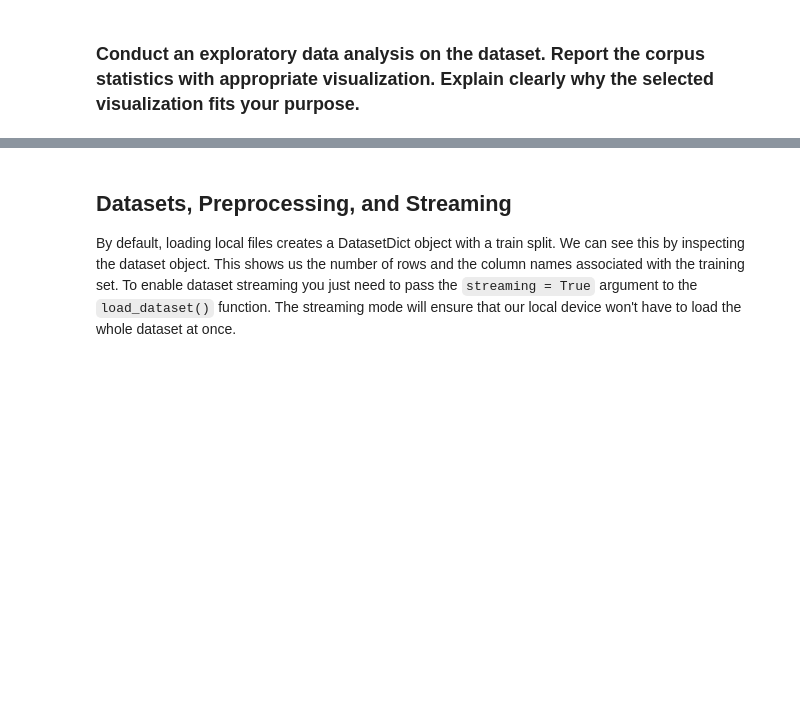
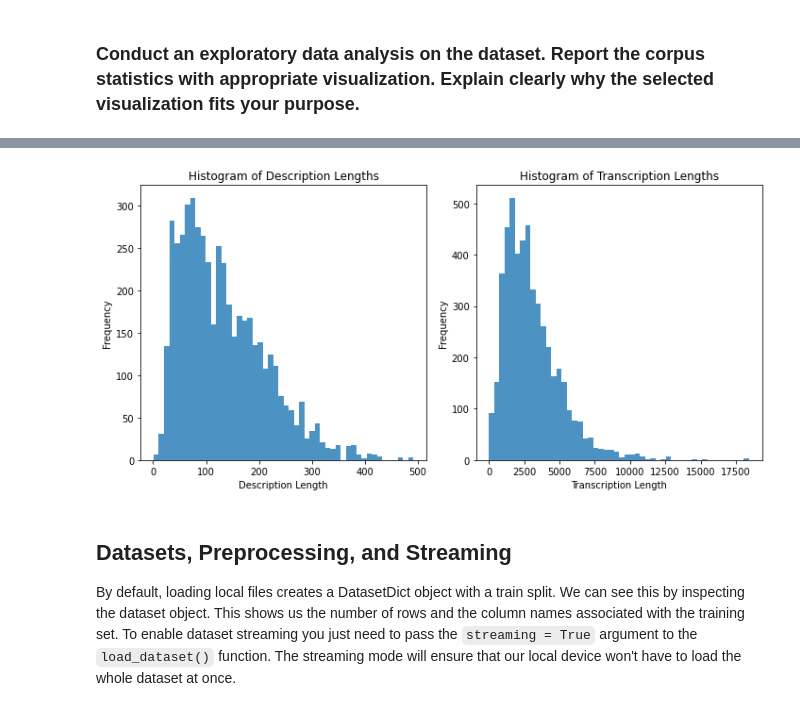
Before and after one commit to rrwabina/RADI623, a Jupyter notebook: 00 Project/src/RADI623_A1_RomenSamuelWabina.ipynb, the cells around one changed output, grey strips where cells are left out. Saved outputs shown, nothing was run; the diff lists cells and outputs as text; code cells hidden in the pictures; blank space fills up the shorter version.

```diff
--- a/00 Project/src/RADI623_A1_RomenSamuelWabina.ipynb
+++ b/00 Project/src/RADI623_A1_RomenSamuelWabina.ipynb
@@ -51,3 +51,22 @@ plt.show()
+# %%
+description_lengths   = data['description'].str.len()
+transcription_lengths = data['transcription'].str.len()
+
+fig, axs = plt.subplots(1, 2, figsize = (10, 5))
+axs[0].hist(description_lengths, bins = 50, alpha = 0.8)
+axs[0].set_xlabel('Description Length')
+axs[0].set_ylabel('Frequency')
+axs[0].set_title('Histogram of Description Lengths')
+
+axs[1].hist(transcription_lengths, bins = 50, alpha = 0.8)
+axs[1].set_xlabel('Transcription Length')
+axs[1].set_ylabel('Frequency')
+axs[1].set_title('Histogram of Transcription Lengths')
+
+plt.tight_layout()
+plt.show()
+# %% [output]
+[figure, added]
 # %% [markdown]
 ## Datasets, Preprocessing, and Streaming
 
```
Also changed, not shown: parts of 2 cells of this notebook.
